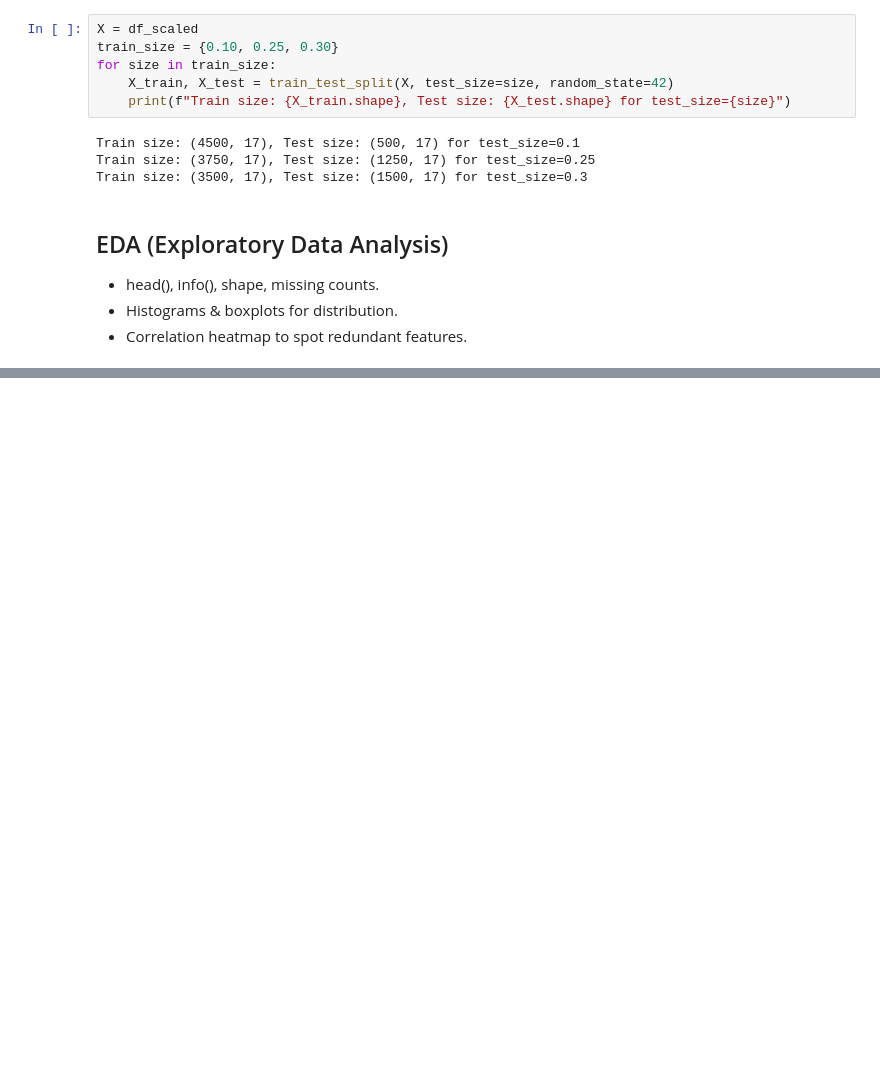
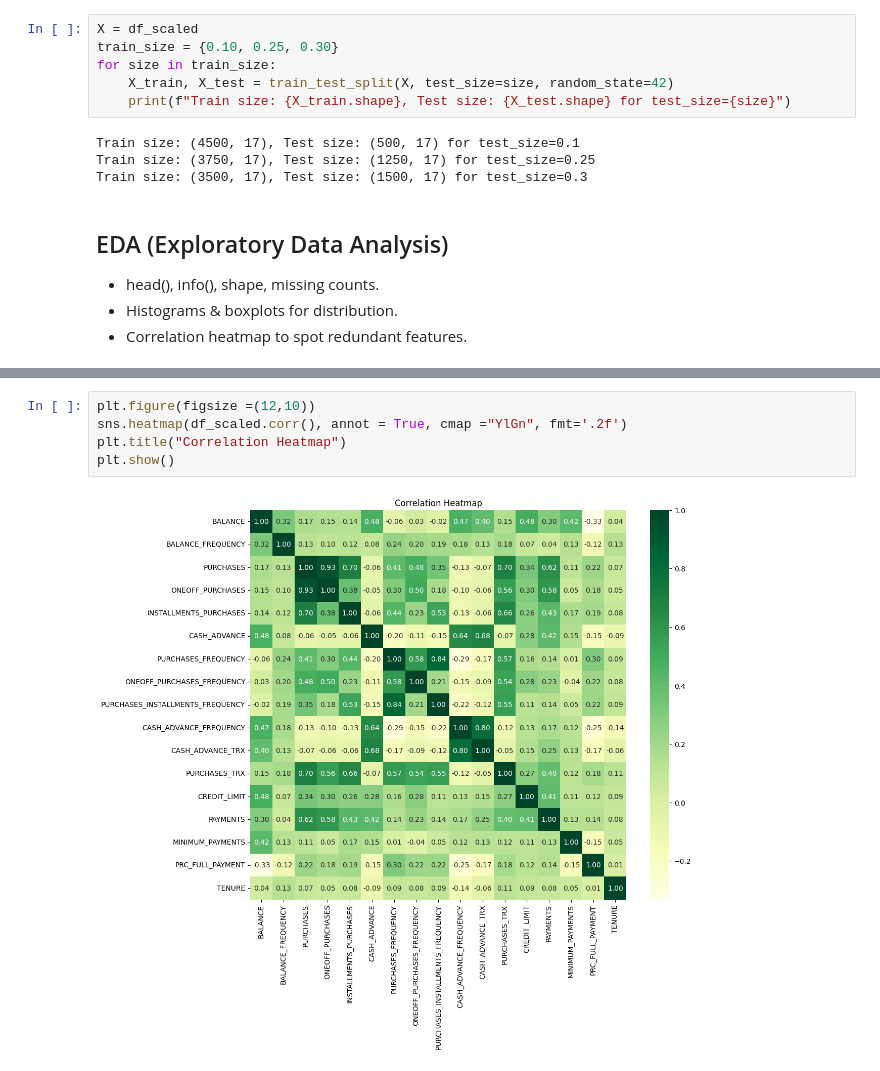
Before and after one commit to huangkvng/Unsupervised_Learning_Models_in_Industry, a Jupyter notebook: Project2.ipynb, the cells around one changed output, grey strips where cells are left out. Drawn from its saved outputs; the diff is of its cells as text; blank space fills up the shorter version.

```diff
--- a/Project2.ipynb
+++ b/Project2.ipynb
@@ -133,0 +177,7 @@ Train size: (3500, 17), Test size: (1500, 17) for test_size=0.3
+# %%
+plt.figure(figsize =(12,10))
+sns.heatmap(df_scaled.corr(), annot = True, cmap ="YlGn", fmt='.2f')
+plt.title("Correlation Heatmap")
+plt.show()
+# %% [output]
+[figure, added]
```
Also changed, not shown: parts of 5 cells of this notebook.
